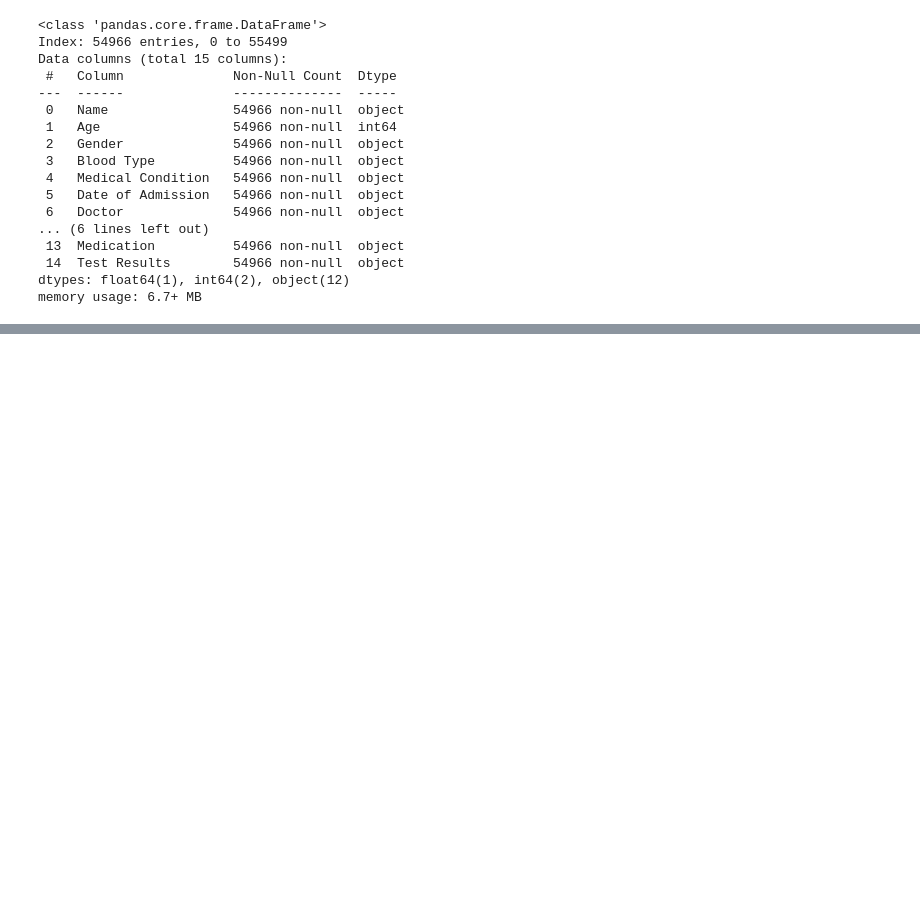
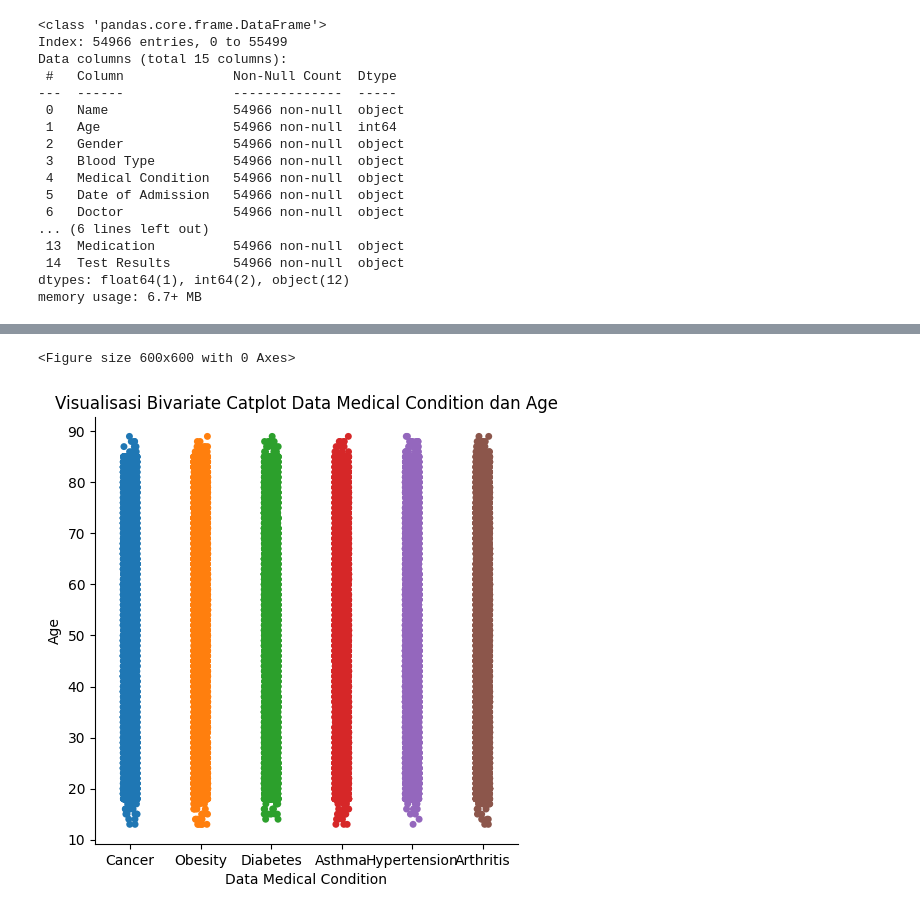
Before and after one commit to Angga-Ramda-Ramadhan/MedCheckProject, a Jupyter notebook: modelling.ipynb, the cells around one changed output, grey strips where cells are left out. Saved outputs shown, nothing was run; the diff lists cells and outputs as text; code cells hidden in the pictures; blank space fills up the shorter version.

```diff
--- a/modelling.ipynb
+++ b/modelling.ipynb
@@ -106,0 +112,5 @@ exp.visualisasi(data, 'Blood Type')
+# %%
+exp.visualcatplotdouble(data, 'Medical Condition', 'Age')
+# %% [output]
+<Figure size 600x600 with 0 Axes>
+[figure, added]
```
Also changed, not shown: parts of 3 cells of this notebook, 2 other files.
